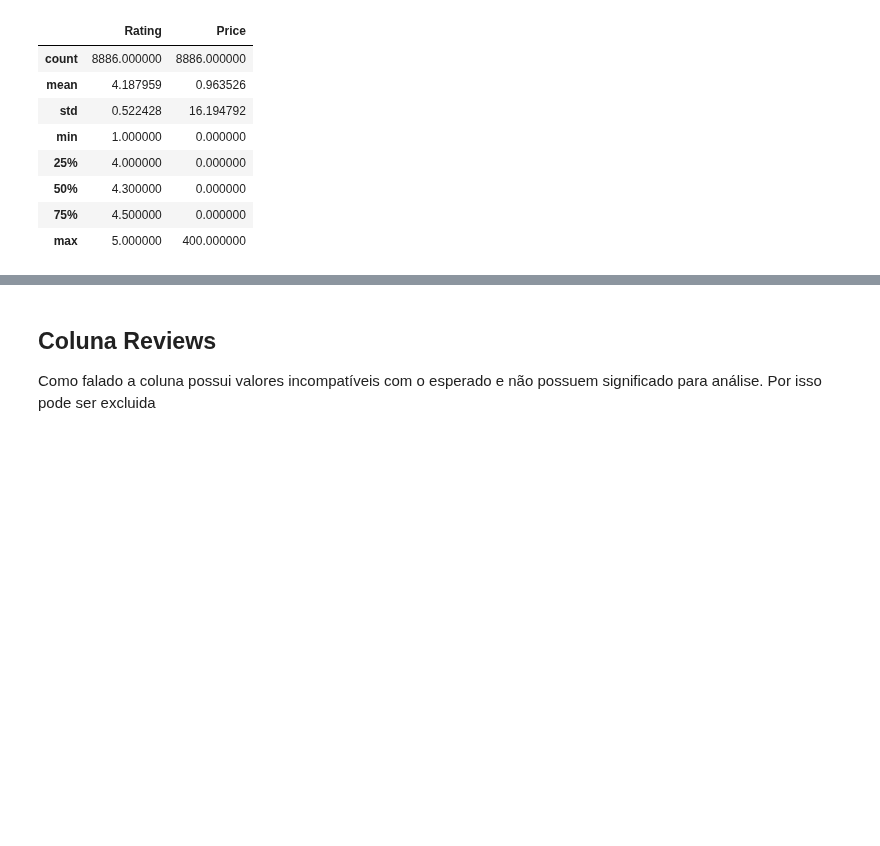
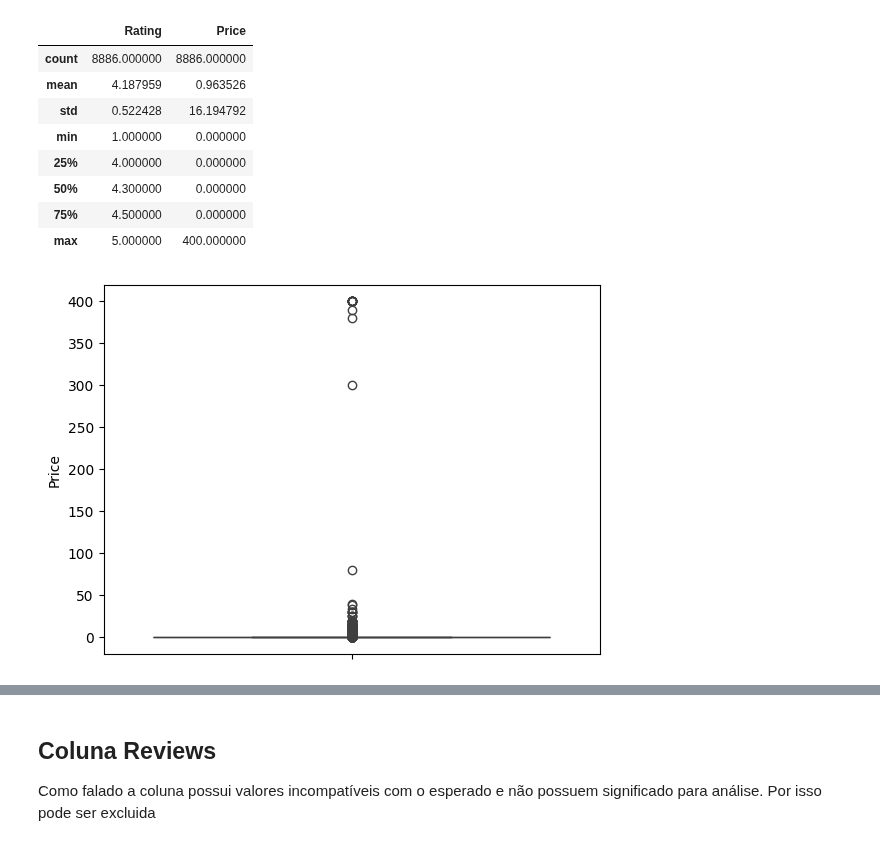
Before and after one commit to AlvaroSampaio/Google-play-store-apps, a Jupyter notebook: notebooks/01A-limpeza-de-dados.ipynb, the cells around one changed output, grey strips where cells are left out. Saved outputs shown, nothing was run; the diff lists cells and outputs as text; code cells hidden in the pictures; blank space fills up the shorter version.

```diff
--- a/notebooks/01A-limpeza-de-dados.ipynb
+++ b/notebooks/01A-limpeza-de-dados.ipynb
@@ -355,3 +355,7 @@ df_alterado.describe()
 | 50% | 4.300000 | 0.000000 |
 | 75% | 4.500000 | 0.000000 |
 | max | 5.000000 | 400.000000 |
+# %%
+sns.boxplot(df_alterado['Price']);
+# %% [output]
+[figure, added]
```
Also changed, not shown: parts of 7 cells of this notebook.
